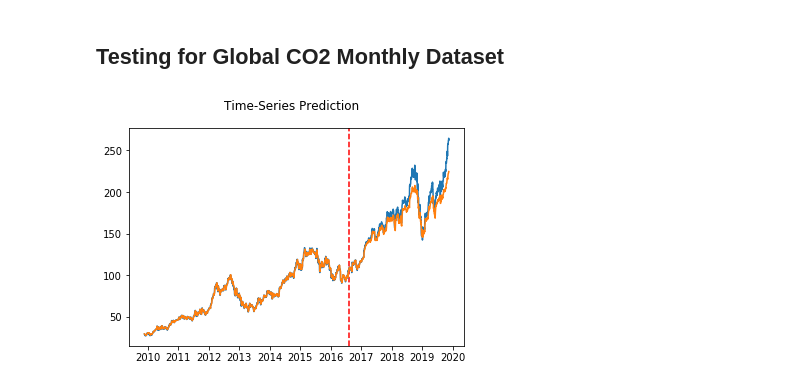
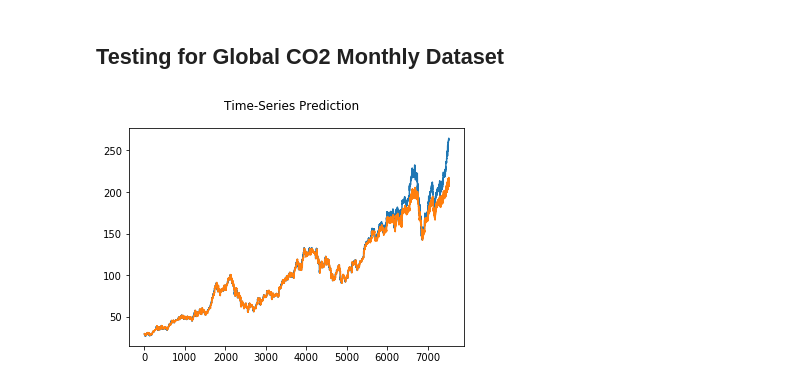
Before and after one commit to sillyemperor/mypynotebook, a Jupyter notebook: lstm-nasdaq.ipynb, the cells around one changed output. Drawn from its saved outputs; the diff is of its cells as text; code cells hidden in the pictures.

```diff
--- a/lstm-nasdaq.ipynb
+++ b/lstm-nasdaq.ipynb
@@ -33,25 +33,26 @@ plt.show()
 # %% [markdown]
 ## Dataloading
 # %%
-def sliding_windows(data, seq_length):
-    x = []
-    y = []
+num_classes = 3
 
-    for i in range(len(data)-seq_length-1):
+def sliding_windows(data, seq_length, d):
+    xx = []
+    yy = []
+    for i in range(len(data)-seq_length-d):
         _x = data[i:(i+seq_length)]
-        _y = data[i+seq_length]
-        x.append(_x)
-        y.append(_y)
-
-    return np.array(x),np.array(y)
+        _y = data[(i+seq_length):(i+seq_length+d)]
+        xx.append(_x)
+        yy.append(_y)
+    return np.array(xx), np.array(yy)
 
 sc = MinMaxScaler()
 training_data = sc.fit_transform(training_set.reshape(-1, 1))
 # print(training_data)
 
 seq_length = 5
-x, y = sliding_windows(training_data, seq_length)
-
+x, y = sliding_windows(training_data, seq_length, num_classes)
+print(x.shape)
+print(y.shape)
 
 train_size = int(len(y) * 0.67)
 test_size = len(y) - train_size
@@ -108,14 +112,12 @@ class LSTM(nn.Module):
 # %% [markdown]
 ## Training
 # %%
-num_epochs = 2000
+num_epochs = 4000
 learning_rate = 0.01
 
 input_size = 1
 hidden_size = 2
 num_layers = 1
-
-num_classes = 1
 
 lstm = LSTM(num_classes, input_size, hidden_size, num_layers)
 
@@ -127,7 +129,8 @@ optimizer = torch.optim.Adam(lstm.parameters(), lr=learning_rate)
 for epoch in range(num_epochs):
     outputs = lstm(trainX)
     optimizer.zero_grad()
-
+    outputs = outputs.view(-1, num_classes, 1)
+#     print(outputs, trainY)
     # obtain the loss function
     loss = criterion(outputs, trainY)
 
@@ -147,21 +154,23 @@ Epoch: 1500, loss: 0.00004
 # %%
 lstm.eval()
 train_predict = lstm(dataX)
+train_predict = train_predict.view(-1, 1)
+dataY = dataY.view(-1, 1)
 
 data_predict = train_predict.data.numpy()
 dataY_plot = dataY.data.numpy()
 # print(dataY_plot)
 data_predict = sc.inverse_transform(data_predict)
 dataY_plot = sc.inverse_transform(dataY_plot)
 # print(len(dataY_plot[:, 0]))
 
-tx, ty = sliding_windows(timeline, seq_length)
+tx, ty = sliding_windows(timeline, seq_length, num_classes)
 
-plt.axvline(x=ty[train_size], c='r', linestyle='--')
+# plt.axvline(x=ty[train_size], c='r', linestyle='--')
 
-plt.plot(ty, dataY_plot, )
-plt.plot(ty, data_predict)
+plt.plot(dataY_plot, )
+plt.plot(data_predict)
 plt.suptitle('Time-Series Prediction')
 plt.show()
 # %% [output]
-[figure, old version]
+[figure, new version]
```
Also changed, not shown: parts of 2 cells of this notebook, 7 other files.
